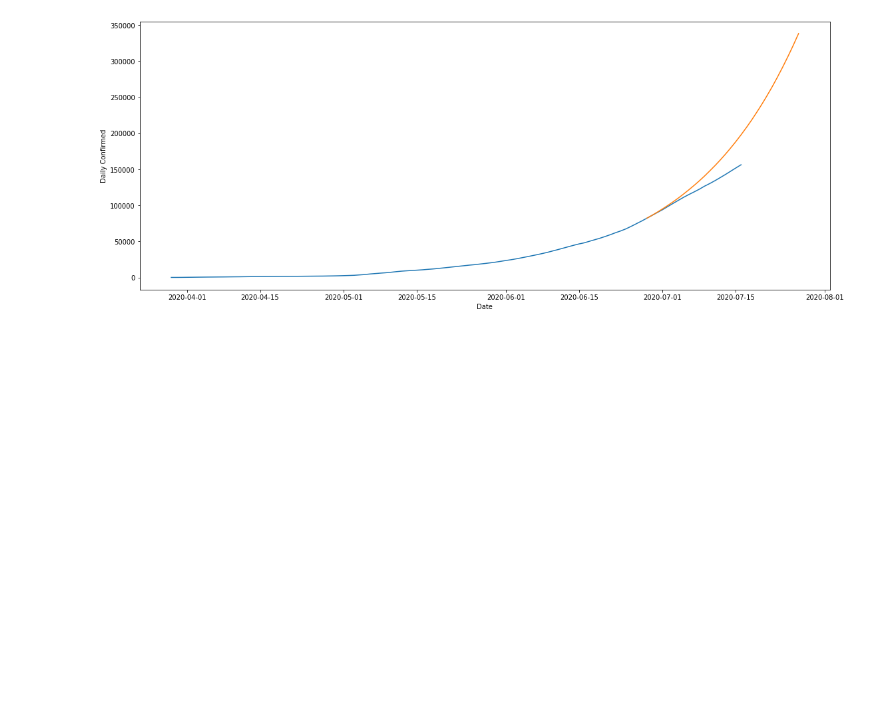
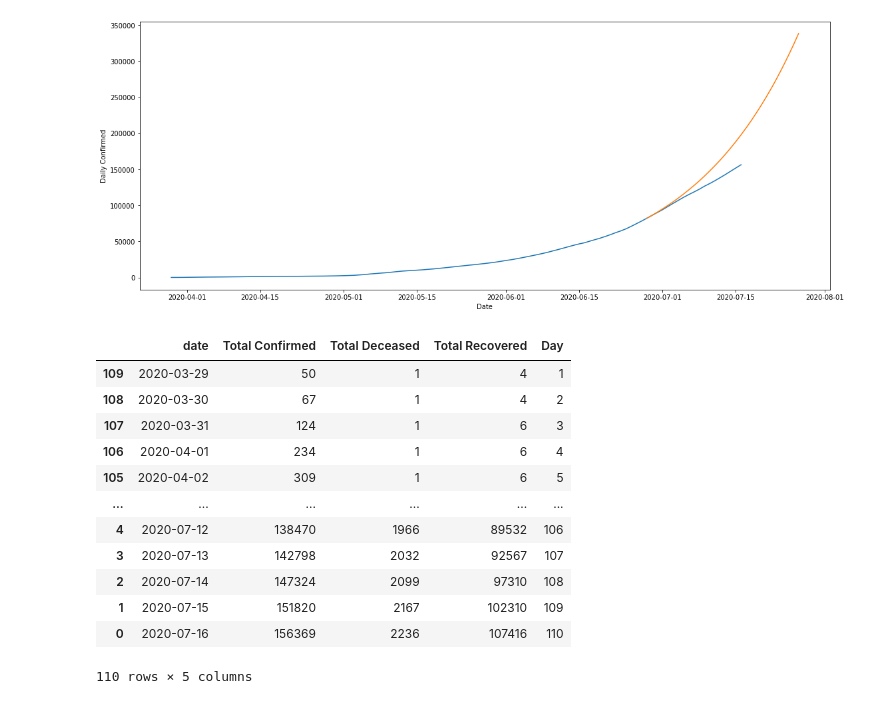
Before and after one commit to skbhere/COVID-19-Case-Forecasting, a Jupyter notebook: 01_TN.ipynb, the cells around one changed output. Saved outputs shown, nothing was run; the diff lists cells and outputs as text; code cells hidden in the pictures; blank space fills up the shorter version.

```diff
--- a/01_TN.ipynb
+++ b/01_TN.ipynb
@@ -427,3 +411,19 @@ plt.show()
 fig.savefig('TN Total Pred_Vs_Actual')
 # %% [output]
 [figure]
+# %%
+DF
+# %% [output]
+|  | date | Total Confirmed | Total Deceased | Total Recovered | Day |
+| 109 | 2020-03-29 | 50 | 1 | 4 | 1 |
+| 108 | 2020-03-30 | 67 | 1 | 4 | 2 |
+| 107 | 2020-03-31 | 124 | 1 | 6 | 3 |
+| 106 | 2020-04-01 | 234 | 1 | 6 | 4 |
+| 105 | 2020-04-02 | 309 | 1 | 6 | 5 |
+| ... | ... | ... | ... | ... | ... |
+| 4 | 2020-07-12 | 138470 | 1966 | 89532 | 106 |
+| 3 | 2020-07-13 | 142798 | 2032 | 92567 | 107 |
+| 2 | 2020-07-14 | 147324 | 2099 | 97310 | 108 |
+| 1 | 2020-07-15 | 151820 | 2167 | 102310 | 109 |
+| 0 | 2020-07-16 | 156369 | 2236 | 107416 | 110 |
+110 rows × 5 columns
```
Also changed, not shown: parts of 6 cells of this notebook.
